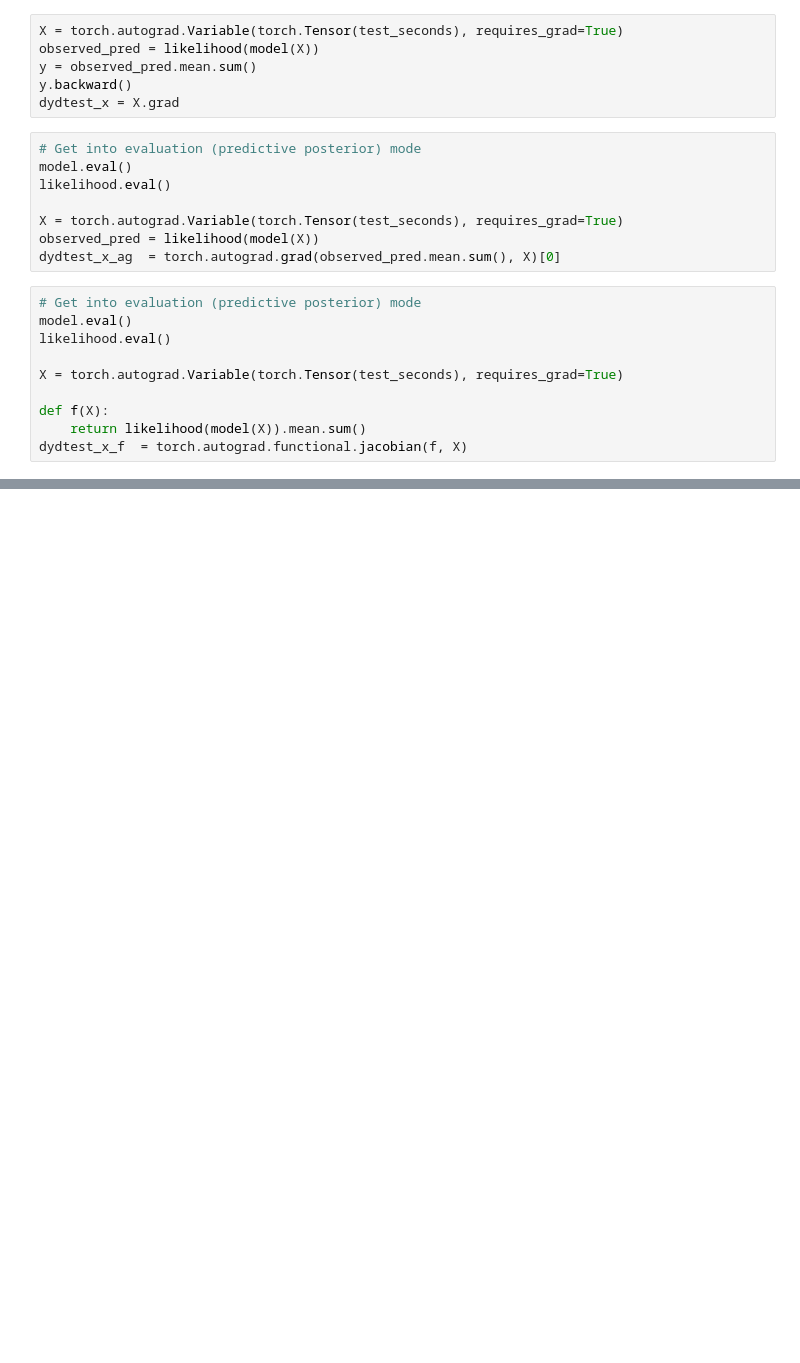
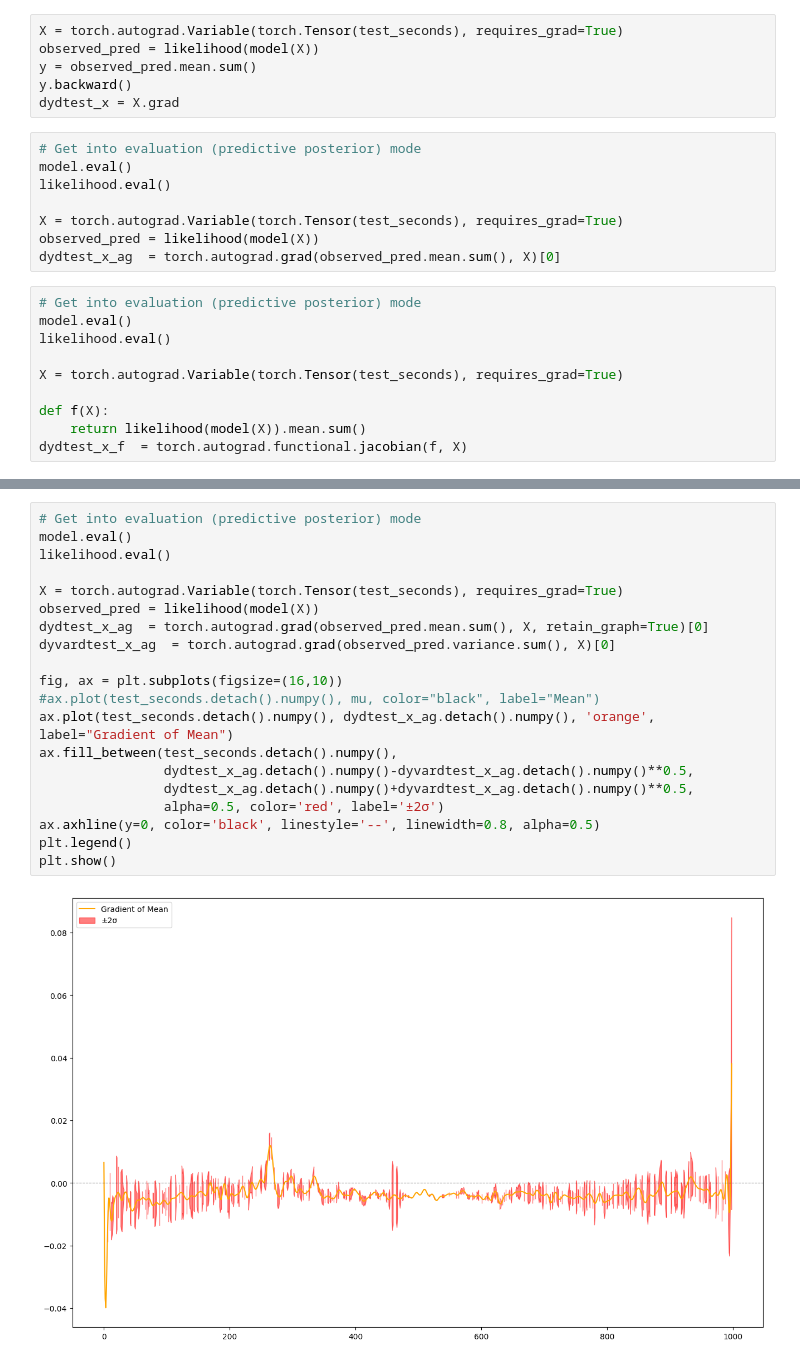
Before and after one commit to TommasoLocatelli/GRUAN_EDA, a Jupyter notebook: code_examples/gp_experiments.ipynb, the cells around one changed output, grey strips where cells are left out. Saved outputs shown, nothing was run; the diff lists cells and outputs as text; blank space fills up the shorter version.

Commit message:
gradient unc is the gradient of unc? 🤔

```diff
--- a/code_examples/gp_experiments.ipynb
+++ b/code_examples/gp_experiments.ipynb
@@ -825,0 +826,22 @@ plt.show()
+# %%
+# Get into evaluation (predictive posterior) mode
+model.eval()
+likelihood.eval()
+
+X = torch.autograd.Variable(torch.Tensor(test_seconds), requires_grad=True)
+observed_pred = likelihood(model(X))
+dydtest_x_ag  = torch.autograd.grad(observed_pred.mean.sum(), X, retain_graph=True)[0]
+dyvardtest_x_ag  = torch.autograd.grad(observed_pred.variance.sum(), X)[0]
+
+fig, ax = plt.subplots(figsize=(16,10))
+#ax.plot(test_seconds.detach().numpy(), mu, color="black", label="Mean")
+ax.plot(test_seconds.detach().numpy(), dydtest_x_ag.detach().numpy(), 'orange', label="Gradient of Mean")
+ax.fill_between(test_seconds.detach().numpy(),
+                dydtest_x_ag.detach().numpy()-dyvardtest_x_ag.detach().numpy()**0.5,
+                dydtest_x_ag.detach().numpy()+dyvardtest_x_ag.detach().numpy()**0.5,
+                alpha=0.5, color='red', label='±2σ')
+ax.axhline(y=0, color='black', linestyle='--', linewidth=0.8, alpha=0.5)
+plt.legend()
+plt.show()
+# %% [output]
+[figure, added]
```
Also changed, not shown: parts of 3 cells of this notebook.
